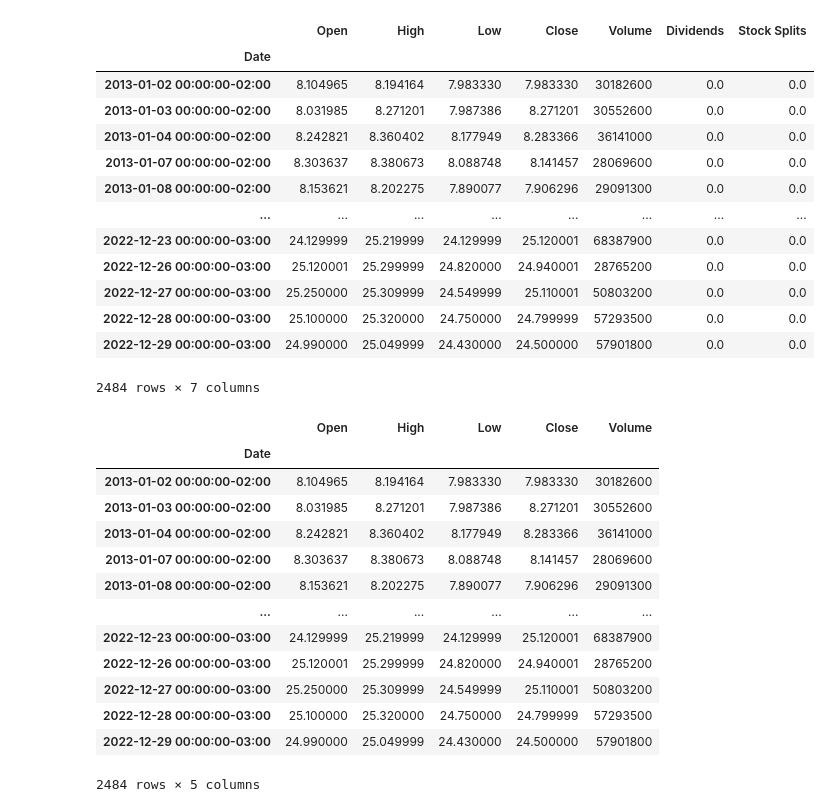
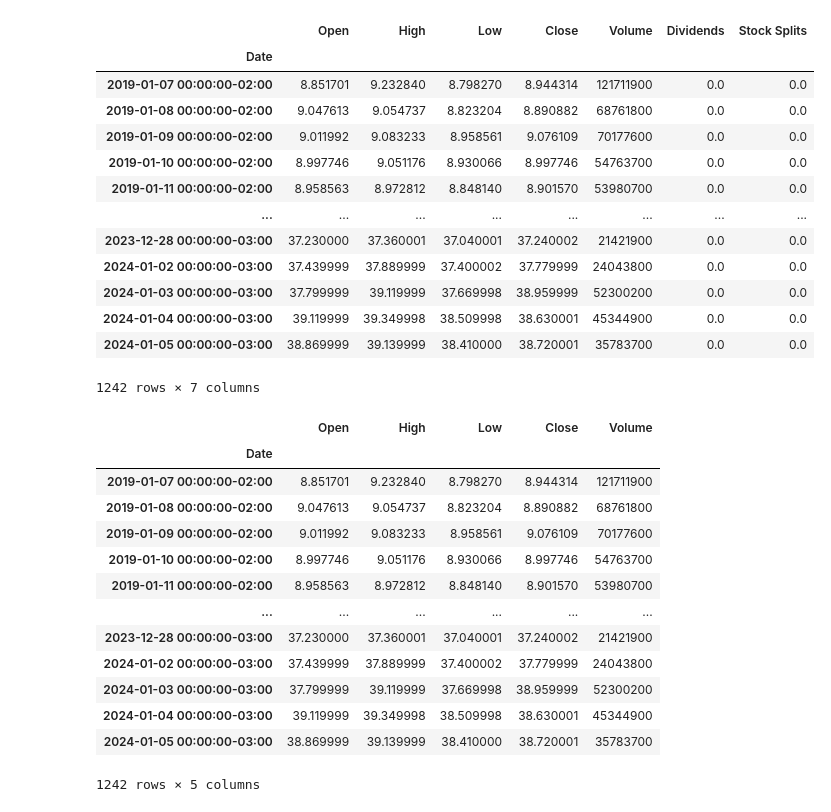
Before and after one commit to cleifton/Data_Science, a Jupyter notebook: Preço ação Petr4.ipynb, the cells around one changed output. Saved outputs shown, nothing was run; the diff lists cells and outputs as text; code cells hidden in the pictures.

```diff
--- a/Preço ação Petr4.ipynb
+++ b/Preço ação Petr4.ipynb
@@ -9,41 +9,41 @@ import plotly.io as pio
 pio.renderers.default = "svg"
 # %%
 df = yf.Ticker('PETR4.SA')
-petr4 = df.history(period='10y')
+petr4 = df.history(period='5y')
 petr4
 # %% [output]
 |  | Open | High | Low | Close | Volume | Dividends | Stock Splits |
 | Date |  |  |  |  |  |  |  |
-| 2013-01-02 00:00:00-02:00 | 8.104965 | 8.194164 | 7.983330 | 7.983330 | 30182600 | 0.0 | 0.0 |
-| 2013-01-03 00:00:00-02:00 | 8.031985 | 8.271201 | 7.987386 | 8.271201 | 30552600 | 0.0 | 0.0 |
-| 2013-01-04 00:00:00-02:00 | 8.242821 | 8.360402 | 8.177949 | 8.283366 | 36141000 | 0.0 | 0.0 |
-| 2013-01-07 00:00:00-02:00 | 8.303637 | 8.380673 | 8.088748 | 8.141457 | 28069600 | 0.0 | 0.0 |
-| 2013-01-08 00:00:00-02:00 | 8.153621 | 8.202275 | 7.890077 | 7.906296 | 29091300 | 0.0 | 0.0 |
+| 2019-01-07 00:00:00-02:00 | 8.851701 | 9.232840 | 8.798270 | 8.944314 | 121711900 | 0.0 | 0.0 |
+| 2019-01-08 00:00:00-02:00 | 9.047613 | 9.054737 | 8.823204 | 8.890882 | 68761800 | 0.0 | 0.0 |
+| 2019-01-09 00:00:00-02:00 | 9.011992 | 9.083233 | 8.958561 | 9.076109 | 70177600 | 0.0 | 0.0 |
+| 2019-01-10 00:00:00-02:00 | 8.997746 | 9.051176 | 8.930066 | 8.997746 | 54763700 | 0.0 | 0.0 |
+| 2019-01-11 00:00:00-02:00 | 8.958563 | 8.972812 | 8.848140 | 8.901570 | 53980700 | 0.0 | 0.0 |
 | ... | ... | ... | ... | ... | ... | ... | ... |
-| 2022-12-23 00:00:00-03:00 | 24.129999 | 25.219999 | 24.129999 | 25.120001 | 68387900 | 0.0 | 0.0 |
-| 2022-12-26 00:00:00-03:00 | 25.120001 | 25.299999 | 24.820000 | 24.940001 | 28765200 | 0.0 | 0.0 |
-| 2022-12-27 00:00:00-03:00 | 25.250000 | 25.309999 | 24.549999 | 25.110001 | 50803200 | 0.0 | 0.0 |
-| 2022-12-28 00:00:00-03:00 | 25.100000 | 25.320000 | 24.750000 | 24.799999 | 57293500 | 0.0 | 0.0 |
-| 2022-12-29 00:00:00-03:00 | 24.990000 | 25.049999 | 24.430000 | 24.500000 | 57901800 | 0.0 | 0.0 |
+| 2023-12-28 00:00:00-03:00 | 37.230000 | 37.360001 | 37.040001 | 37.240002 | 21421900 | 0.0 | 0.0 |
+| 2024-01-02 00:00:00-03:00 | 37.439999 | 37.889999 | 37.400002 | 37.779999 | 24043800 | 0.0 | 0.0 |
+| 2024-01-03 00:00:00-03:00 | 37.799999 | 39.119999 | 37.669998 | 38.959999 | 52300200 | 0.0 | 0.0 |
+| 2024-01-04 00:00:00-03:00 | 39.119999 | 39.349998 | 38.509998 | 38.630001 | 45344900 | 0.0 | 0.0 |
+| 2024-01-05 00:00:00-03:00 | 38.869999 | 39.139999 | 38.410000 | 38.720001 | 35783700 | 0.0 | 0.0 |
-2484 rows × 7 columns
+1242 rows × 7 columns
 # %%
 petr4 = petr4.drop(['Dividends','Stock Splits'], axis=1)
 petr4
 # %% [output]
 |  | Open | High | Low | Close | Volume |
 | Date |  |  |  |  |  |
-| 2013-01-02 00:00:00-02:00 | 8.104965 | 8.194164 | 7.983330 | 7.983330 | 30182600 |
-| 2013-01-03 00:00:00-02:00 | 8.031985 | 8.271201 | 7.987386 | 8.271201 | 30552600 |
-| 2013-01-04 00:00:00-02:00 | 8.242821 | 8.360402 | 8.177949 | 8.283366 | 36141000 |
-| 2013-01-07 00:00:00-02:00 | 8.303637 | 8.380673 | 8.088748 | 8.141457 | 28069600 |
-| 2013-01-08 00:00:00-02:00 | 8.153621 | 8.202275 | 7.890077 | 7.906296 | 29091300 |
+| 2019-01-07 00:00:00-02:00 | 8.851701 | 9.232840 | 8.798270 | 8.944314 | 121711900 |
+| 2019-01-08 00:00:00-02:00 | 9.047613 | 9.054737 | 8.823204 | 8.890882 | 68761800 |
+| 2019-01-09 00:00:00-02:00 | 9.011992 | 9.083233 | 8.958561 | 9.076109 | 70177600 |
+| 2019-01-10 00:00:00-02:00 | 8.997746 | 9.051176 | 8.930066 | 8.997746 | 54763700 |
+| 2019-01-11 00:00:00-02:00 | 8.958563 | 8.972812 | 8.848140 | 8.901570 | 53980700 |
 | ... | ... | ... | ... | ... | ... |
-| 2022-12-23 00:00:00-03:00 | 24.129999 | 25.219999 | 24.129999 | 25.120001 | 68387900 |
-| 2022-12-26 00:00:00-03:00 | 25.120001 | 25.299999 | 24.820000 | 24.940001 | 28765200 |
-| 2022-12-27 00:00:00-03:00 | 25.250000 | 25.309999 | 24.549999 | 25.110001 | 50803200 |
-| 2022-12-28 00:00:00-03:00 | 25.100000 | 25.320000 | 24.750000 | 24.799999 | 57293500 |
-| 2022-12-29 00:00:00-03:00 | 24.990000 | 25.049999 | 24.430000 | 24.500000 | 57901800 |
+| 2023-12-28 00:00:00-03:00 | 37.230000 | 37.360001 | 37.040001 | 37.240002 | 21421900 |
+| 2024-01-02 00:00:00-03:00 | 37.439999 | 37.889999 | 37.400002 | 37.779999 | 24043800 |
+| 2024-01-03 00:00:00-03:00 | 37.799999 | 39.119999 | 37.669998 | 38.959999 | 52300200 |
+| 2024-01-04 00:00:00-03:00 | 39.119999 | 39.349998 | 38.509998 | 38.630001 | 45344900 |
+| 2024-01-05 00:00:00-03:00 | 38.869999 | 39.139999 | 38.410000 | 38.720001 | 35783700 |
-2484 rows × 5 columns
+1242 rows × 5 columns
 # %%
 petr4['SMA9'] = petr4.Close.rolling(window=7).mean().round(2)
 petr4['SMA21'] = petr4.Close.rolling(window=30).mean().round(2)
```
Also changed, not shown: parts of 7 cells of this notebook.
